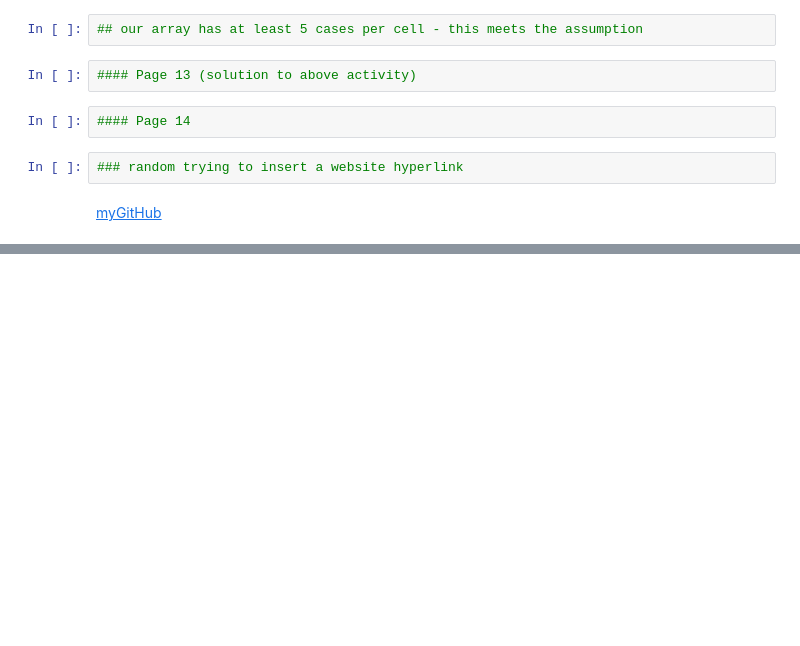
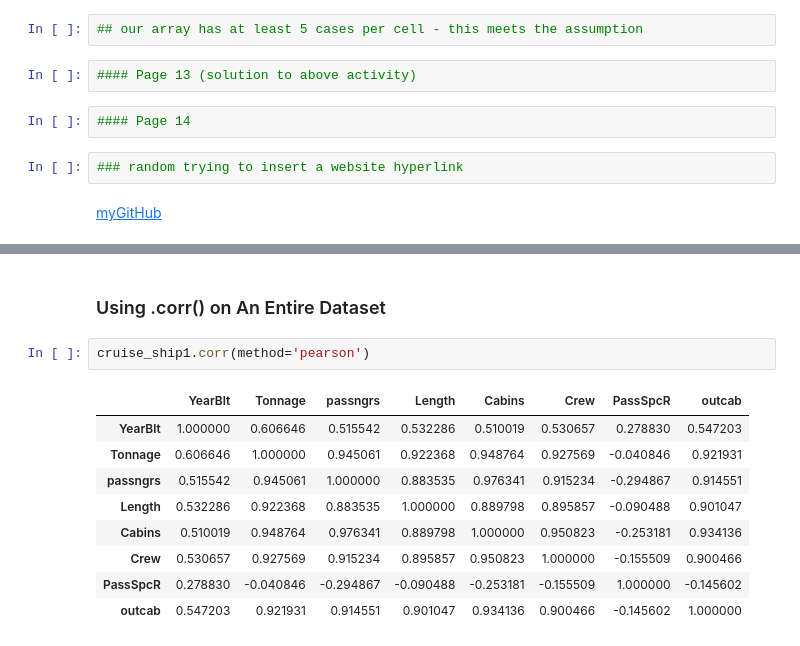
Before and after one commit to nhardemandata/CurriculumPlayground, a Jupyter notebook: notebooks/DSO105 Intermediate Stats L1.ipynb, the cells around one changed output, grey strips where cells are left out. Cells and saved outputs as stored; diff of their text form; blank space fills up the shorter version.

```diff
--- a/notebooks/DSO105 Intermediate Stats L1.ipynb
+++ b/notebooks/DSO105 Intermediate Stats L1.ipynb
@@ -540,0 +588,14 @@ stats.chi2_contingency(lipstick_crosstab2)
+# %% [markdown]
+### Using .corr() on An Entire Dataset
+# %%
+cruise_ship1.corr(method='pearson')
+# %% [output]
+|  | YearBlt | Tonnage | passngrs | Length | Cabins | Crew | PassSpcR | outcab |
+| YearBlt | 1.000000 | 0.606646 | 0.515542 | 0.532286 | 0.510019 | 0.530657 | 0.278830 | 0.547203 |
+| Tonnage | 0.606646 | 1.000000 | 0.945061 | 0.922368 | 0.948764 | 0.927569 | -0.040846 | 0.921931 |
+| passngrs | 0.515542 | 0.945061 | 1.000000 | 0.883535 | 0.976341 | 0.915234 | -0.294867 | 0.914551 |
+| Length | 0.532286 | 0.922368 | 0.883535 | 1.000000 | 0.889798 | 0.895857 | -0.090488 | 0.901047 |
+| Cabins | 0.510019 | 0.948764 | 0.976341 | 0.889798 | 1.000000 | 0.950823 | -0.253181 | 0.934136 |
+| Crew | 0.530657 | 0.927569 | 0.915234 | 0.895857 | 0.950823 | 1.000000 | -0.155509 | 0.900466 |
+| PassSpcR | 0.278830 | -0.040846 | -0.294867 | -0.090488 | -0.253181 | -0.155509 | 1.000000 | -0.145602 |
+| outcab | 0.547203 | 0.921931 | 0.914551 | 0.901047 | 0.934136 | 0.900466 | -0.145602 | 1.000000 |
```
Also changed, not shown: parts of 46 cells of this notebook, 8 other files.
